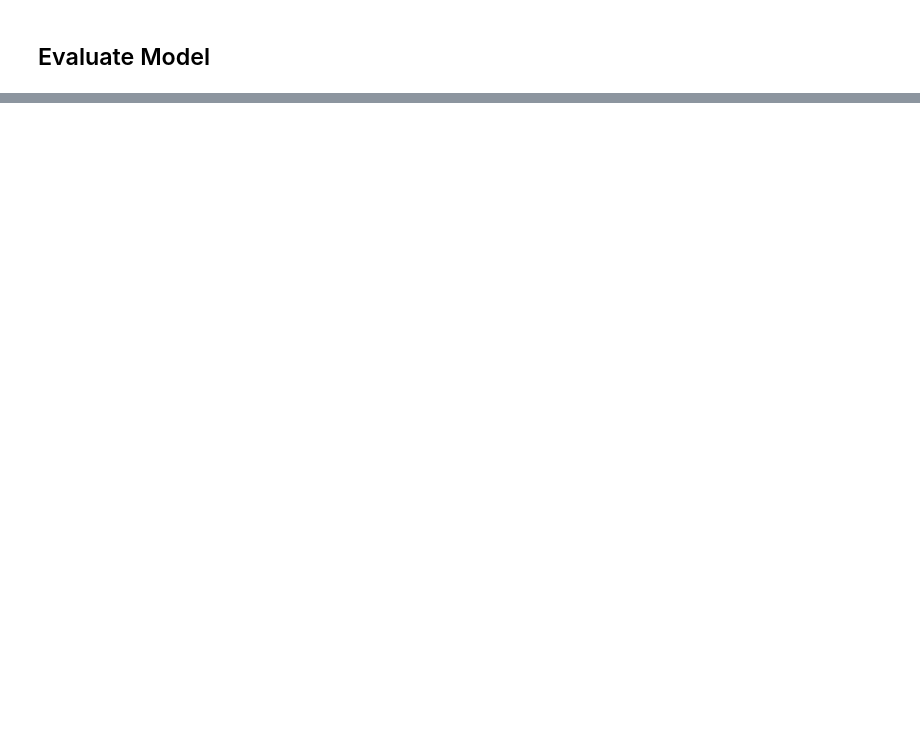
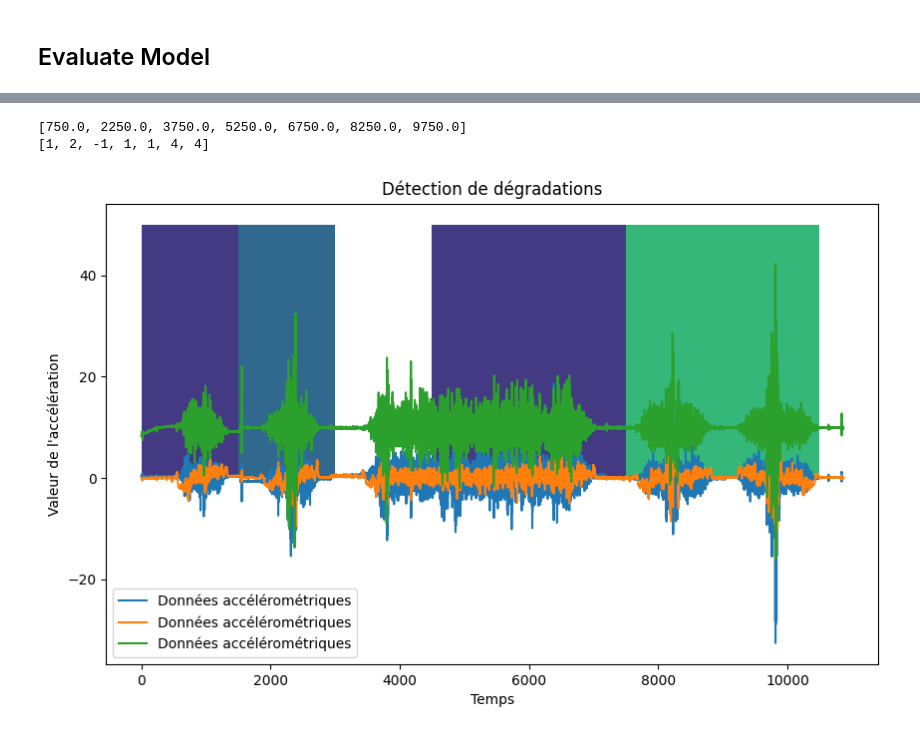
Before and after one commit to FABallemand/ProjetIngenieur, a Jupyter notebook: ai/CNN.ipynb, the cells around one changed output, grey strips where cells are left out. Cells and saved outputs as stored; diff of their text form; code cells hidden in the pictures; blank space fills up the shorter version.

```diff
--- a/ai/CNN.ipynb
+++ b/ai/CNN.ipynb
@@ -328,0 +429,20 @@ plt.close()
+# %%
+window_size = 1400
+step_size = 1400
+predictions = []
+print(acc.shape[1])
+for i in range(0, acc.shape[1] - window_size, step_size):
+    print("i ",i)
+    window_data = acc[:, i:i + window_size]
+    if window_data.shape[1] < MAX_LENGTH:
+        empty_cols = np.zeros((3, MAX_LENGTH - window_data.shape[1]))
+        empty_cols[2,:] = 9.81
+        window_data = np.append(window_data, empty_cols, axis=1)
+
+
+    prediction = model.predict(np.expand_dims(window_data, axis=0))[0]
+    prediction = np.argmax(prediction)
+    print(prediction)
+
+    predictions.append(prediction)
+print(predictions)
@@ -328,0 +513,32 @@ plt.close()
+# %%
+def plot_results(data,values):
+    plt.figure(figsize=(10, 6))
+
+
+    square_width = 1500
+
+    colors = []
+    for value in values:
+        if value == -1:
+            colors.append('white')
+        else:
+            colors.append(plt.cm.viridis(value / 6))
+    positions = []
+    for i in range(0,10869,1500):
+        positions.append(i+(1500/2))
+    positions.pop(-1)
+    print(positions)
+    print(values)
+
+    plt.bar(positions, 50, color=colors, width=square_width)
+    plt.plot(data, label='Données accélérométriques')
+    plt.legend()
+    plt.xlabel('Temps')
+    plt.ylabel("Valeur de l'accélération")
+    plt.title('Détection de dégradations')
+    plt.show()
+plot_results(data,predictions)
+# %% [output]
+[750.0, 2250.0, 3750.0, 5250.0, 6750.0, 8250.0, 9750.0]
+[1, 2, -1, 1, 1, 4, 4]
+[figure, added]
```
Also changed, not shown: parts of 22 cells of this notebook, 3 other files.
